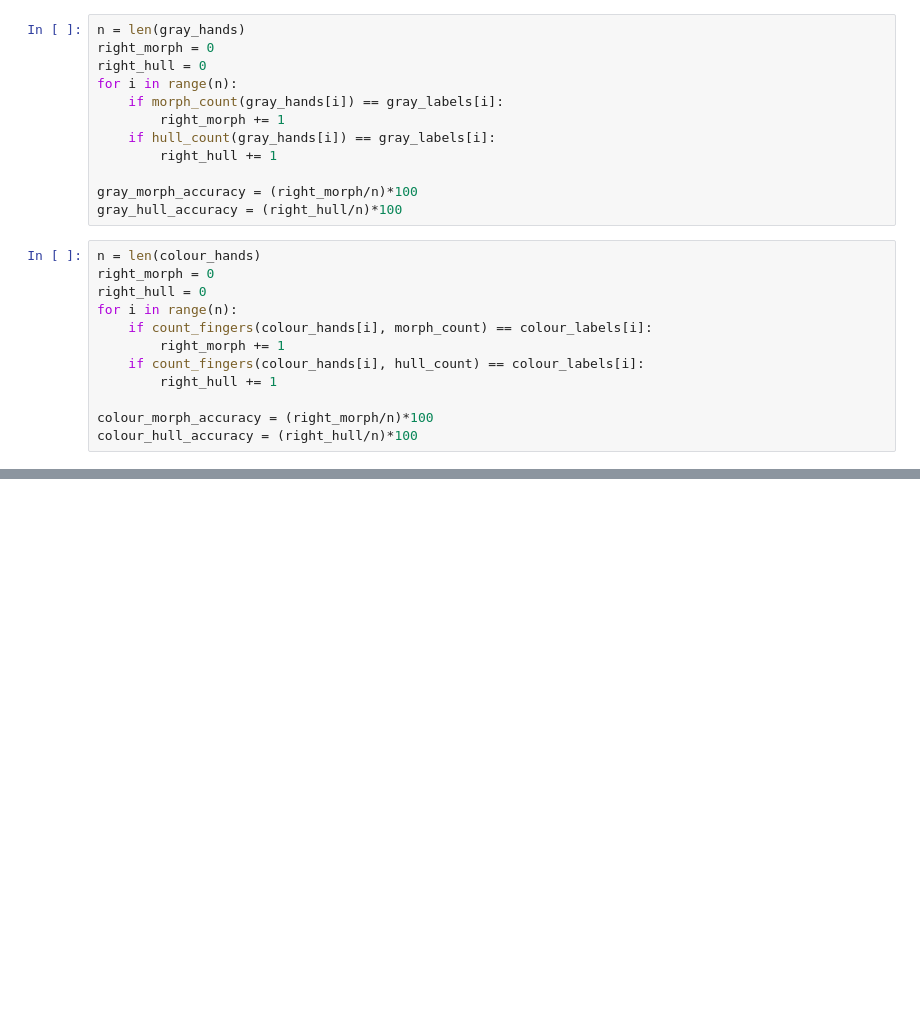
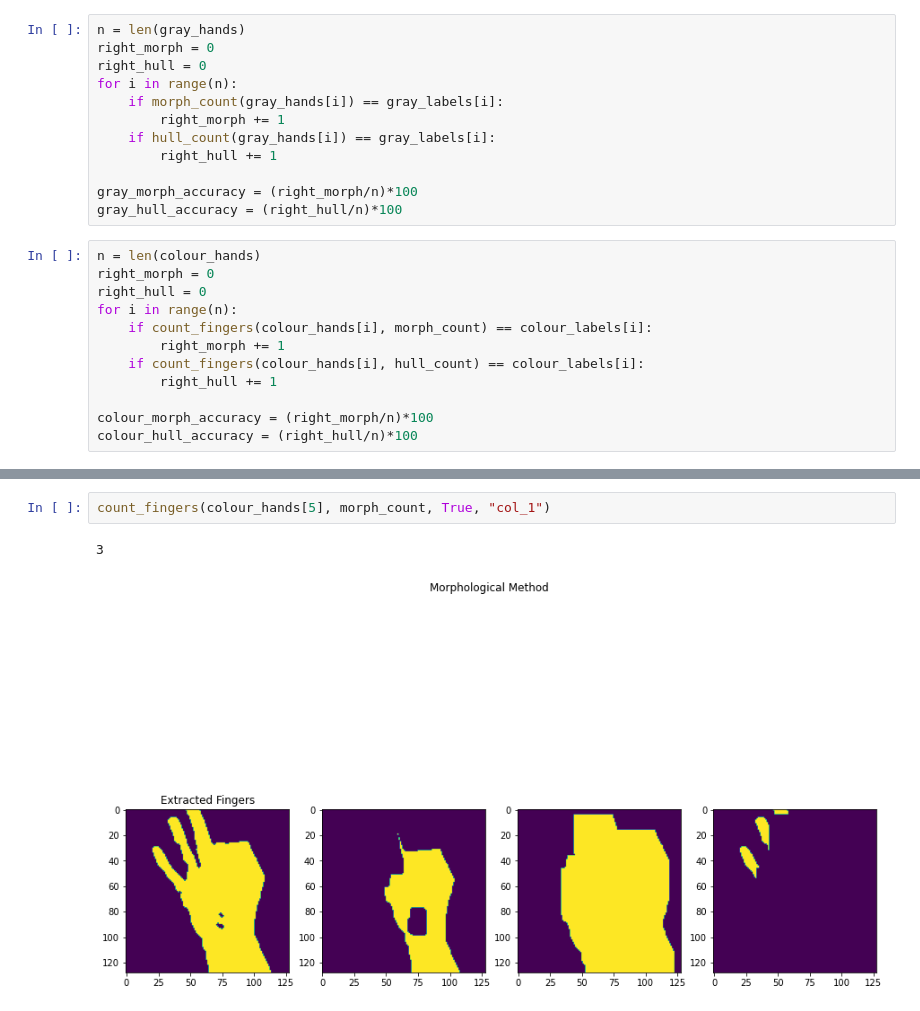
Before and after one commit to ThishenP/finger-counting, a Jupyter notebook: Untitled.ipynb, the cells around one changed output, grey strips where cells are left out. Drawn from its saved outputs; the diff is of its cells as text; blank space fills up the shorter version.

```diff
--- a/Untitled.ipynb
+++ b/Untitled.ipynb
@@ -141,0 +178,5 @@ count_fingers(colour_hands[2], morph_count, True)
+# %%
+count_fingers(colour_hands[5], morph_count, True, "col_1")
+# %% [output]
+3
+[figure, added]
```
Also changed, not shown: parts of 10 cells of this notebook.
